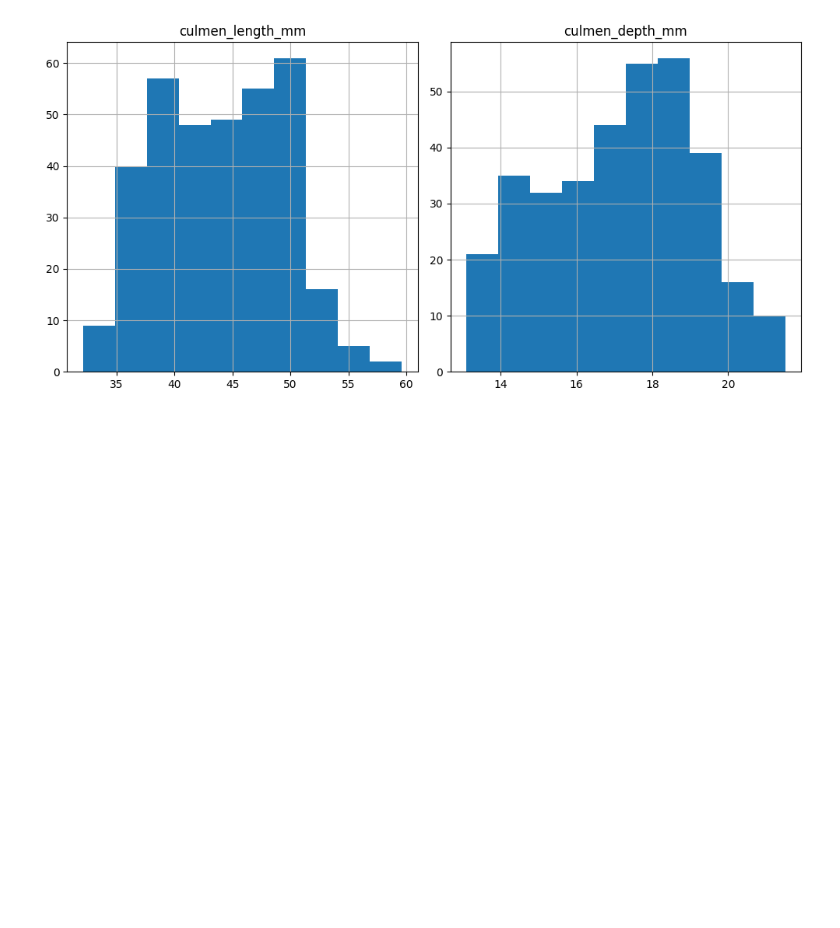
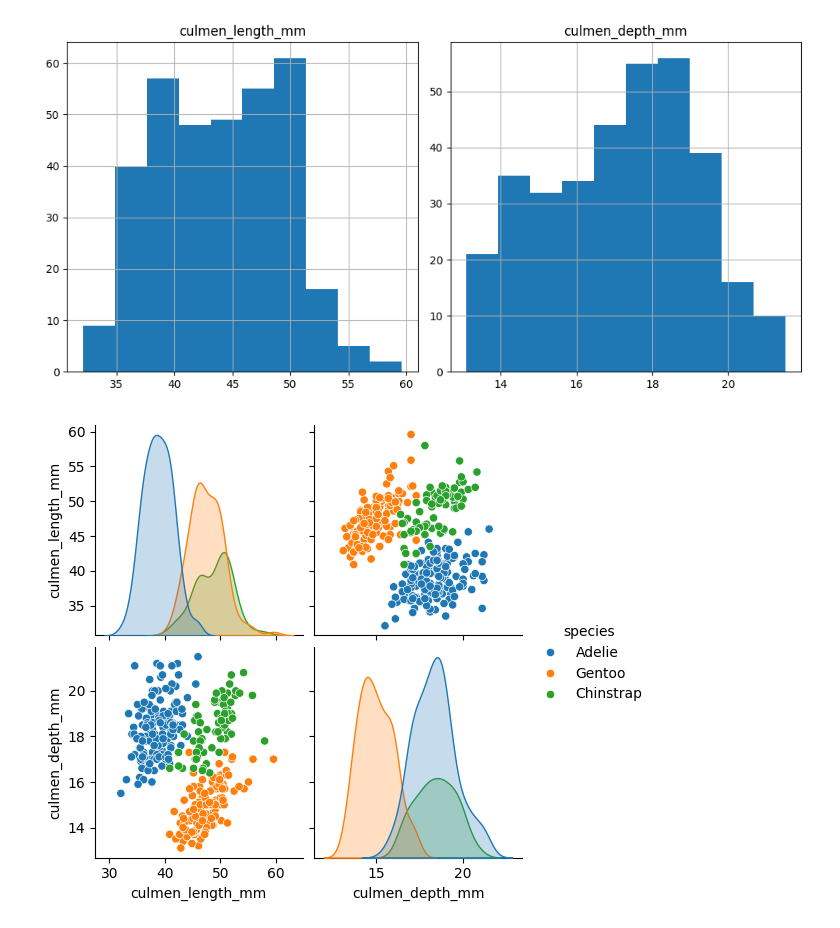
Before and after one commit to zeyad70/week3, a Jupyter notebook: week-3/Exercise_M1_01.ipynb, the cells around one changed output. Cells and saved outputs as stored; diff of their text form; code cells hidden in the pictures; blank space fills up the shorter version.

Commit message:
solve M1.01: Show features distribution for each class

```diff
--- a/week-3/Exercise_M1_01.ipynb
+++ b/week-3/Exercise_M1_01.ipynb
@@ -86,3 +86,10 @@ plt.tight_layout()
 plt.show()
 # %% [output]
 [figure]
+# %%
+import seaborn as sns
+
+sns.pairplot(df, vars=numerical_features, hue="species")
+plt.show()
+# %% [output]
+[figure, added]
```
